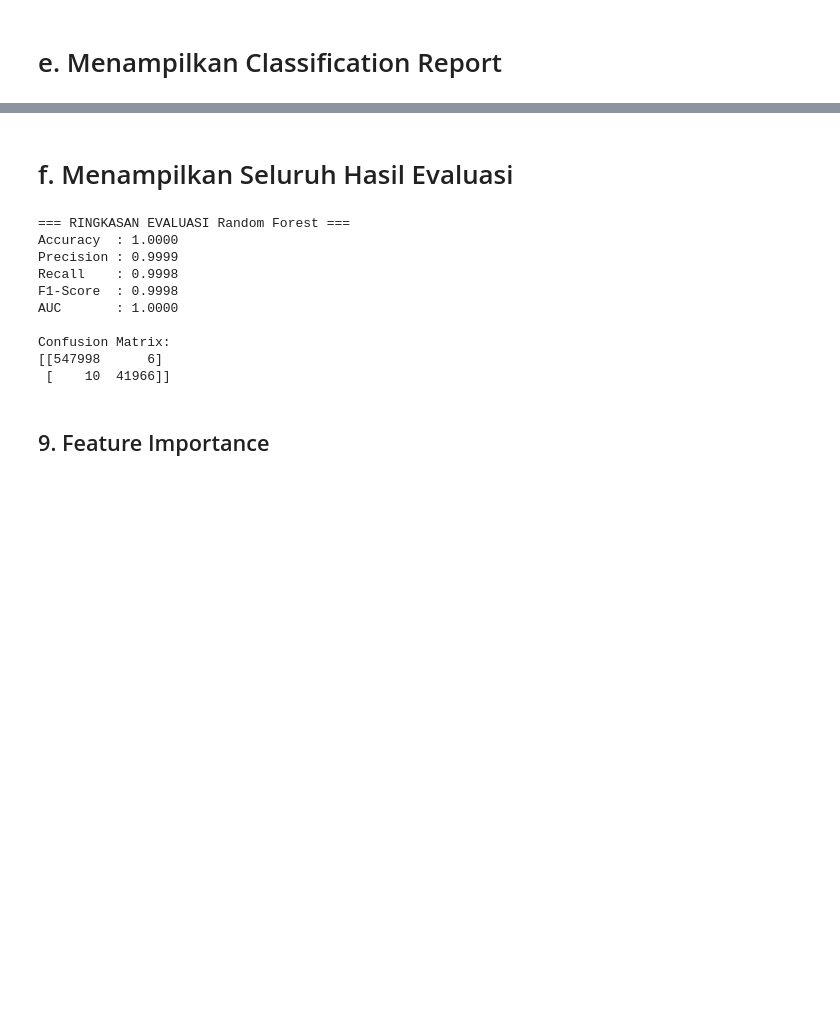
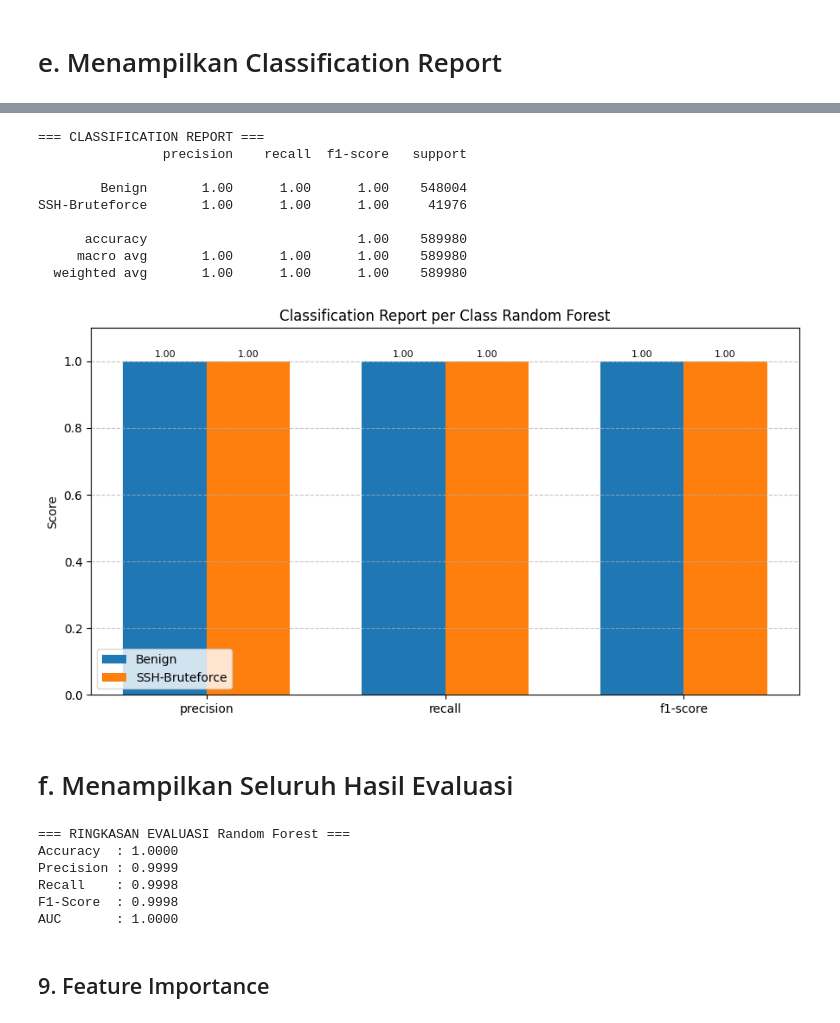
Before and after one commit to wezc0m/CIC-IDS-2018-Random-Forest, a Jupyter notebook: CIC_IDS_2018_RF_with_SMOTE_V2.ipynb, the cells around one changed output, grey strips where cells are left out. Saved outputs shown, nothing was run; the diff lists cells and outputs as text; code cells hidden in the pictures; blank space fills up the shorter version.

```diff
--- a/CIC_IDS_2018_RF_with_SMOTE_V2.ipynb
+++ b/CIC_IDS_2018_RF_with_SMOTE_V2.ipynb
@@ -1090,3 +1289,54 @@ SSH-Bruteforce       1.00      1.00      1.00     41976
+# %%
+from sklearn.metrics import classification_report
+
+print("=== CLASSIFICATION REPORT ===")
+print(
+    classification_report(
+        y_test,
+        y_pred,
+        target_names=['Benign', 'SSH-Bruteforce']
+    )
+)
+
+# bar plot distribusi classification report per class
+report = classification_report(
+    y_test, y_pred,
+    target_names=['Benign', 'SSH-Bruteforce'],
+    output_dict=True
+)
+df_report = pd.DataFrame(report).transpose().iloc[:-3, :3]
+
+metrics = df_report.columns
+classes = df_report.index
+x = np.arange(len(metrics))
+width = 0.35
+
+fig, ax = plt.subplots(figsize=(9, 5))
+for i, cls in enumerate(classes):
+    offset = (i - len(classes)/2 + 0.5) * width
+    bars = ax.bar(x + offset, df_report.loc[cls], width, label=cls)
+    ax.bar_label(bars, fmt='%.2f', padding=2, fontsize=8)
+
+ax.set_xticks(x)
+ax.set_xticklabels(metrics)
+ax.set_ylabel('Score')
+ax.set_ylim(0, 1.1)
+ax.set_title('Classification Report per Class Random Forest')
+ax.legend()
+ax.grid(axis='y', linestyle='--', alpha=0.7)
+plt.tight_layout()
+plt.show()
+# %% [output]
+=== CLASSIFICATION REPORT ===
+                precision    recall  f1-score   support
+
+        Benign       1.00      1.00      1.00    548004
+SSH-Bruteforce       1.00      1.00      1.00     41976
+
+      accuracy                           1.00    589980
+     macro avg       1.00      1.00      1.00    589980
+  weighted avg       1.00      1.00      1.00    589980
+[figure, added]
 # %% [markdown]
 # f. Menampilkan Seluruh Hasil Evaluasi
 # %%
@@ -1096,9 +1346,6 @@ print(f"Precision : {precision:.4f}")
 print(f"Recall    : {recall:.4f}")
 print(f"F1-Score  : {f1:.4f}")
 print(f"AUC       : {auc:.4f}")
-
-print("\nConfusion Matrix:")
-print(cm)
 # %% [output]
 === RINGKASAN EVALUASI Random Forest ===
 Accuracy  : 1.0000
@@ -1106,10 +1353,6 @@ Precision : 0.9999
 Recall    : 0.9998
 F1-Score  : 0.9998
 AUC       : 1.0000
-
-Confusion Matrix:
-[[547998      6]
- [    10  41966]]
 # %% [markdown]
 ## 9. Feature Importance
 # %% [markdown]
```
Also changed, not shown: parts of 36 cells of this notebook.
